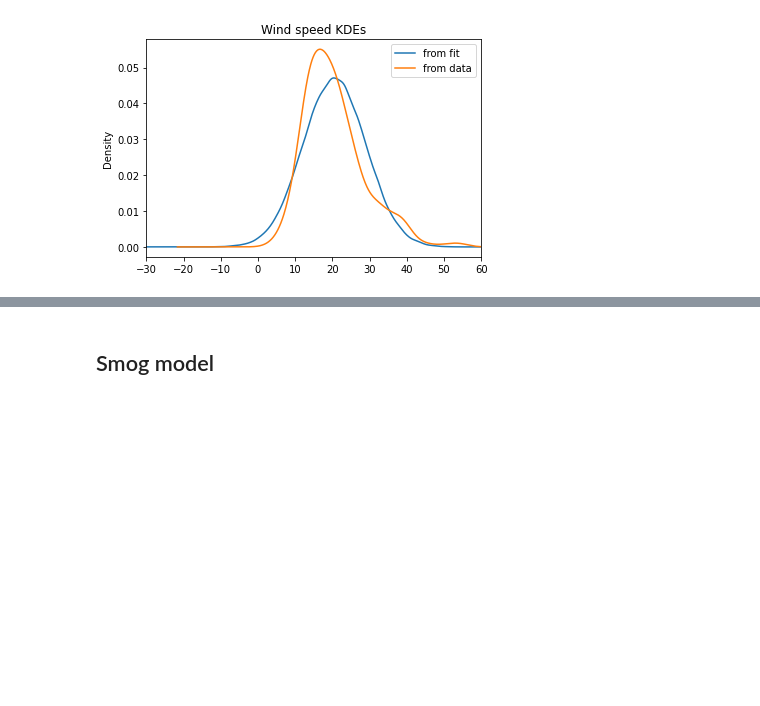
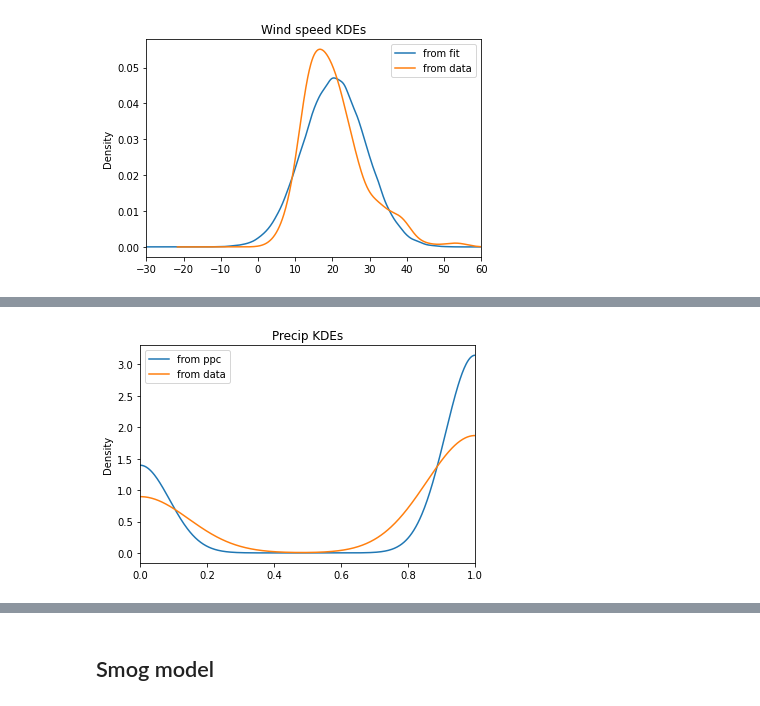
Before and after one commit to joannanuzka/DA_project, a Jupyter notebook: project.ipynb, the cells around one changed output, grey strips where cells are left out. Saved outputs shown, nothing was run; the diff lists cells and outputs as text; code cells hidden in the pictures; blank space fills up the shorter version.

Commit message:
precip model

```diff
--- a/project.ipynb
+++ b/project.ipynb
@@ -281,0 +332,2 @@ plt.show()
+# %%
+precip_model = CmdStanModel(stan_file='precip_prior.stan')
@@ -281,0 +337,3 @@ plt.show()
+# %%
+precip_ppc = precip_model.sample(iter_warmup=1000, iter_sampling=1000, seed=6072023)
+precip_ppc.summary()
@@ -281,0 +361,11 @@ plt.show()
+# %%
+precip_df = precip_ppc.draws_pd()
+# %%
+precip_df.precip.plot.kde(label='from ppc')
+smog_relation.precipprob.plot.kde(label='from data')
+plt.xlim(0, 1)
+plt.legend()
+plt.title("Precip KDEs")
+plt.show()
+# %% [output]
+[figure, added]
```
Also changed, not shown: parts of 22 cells of this notebook, 19 other files.
